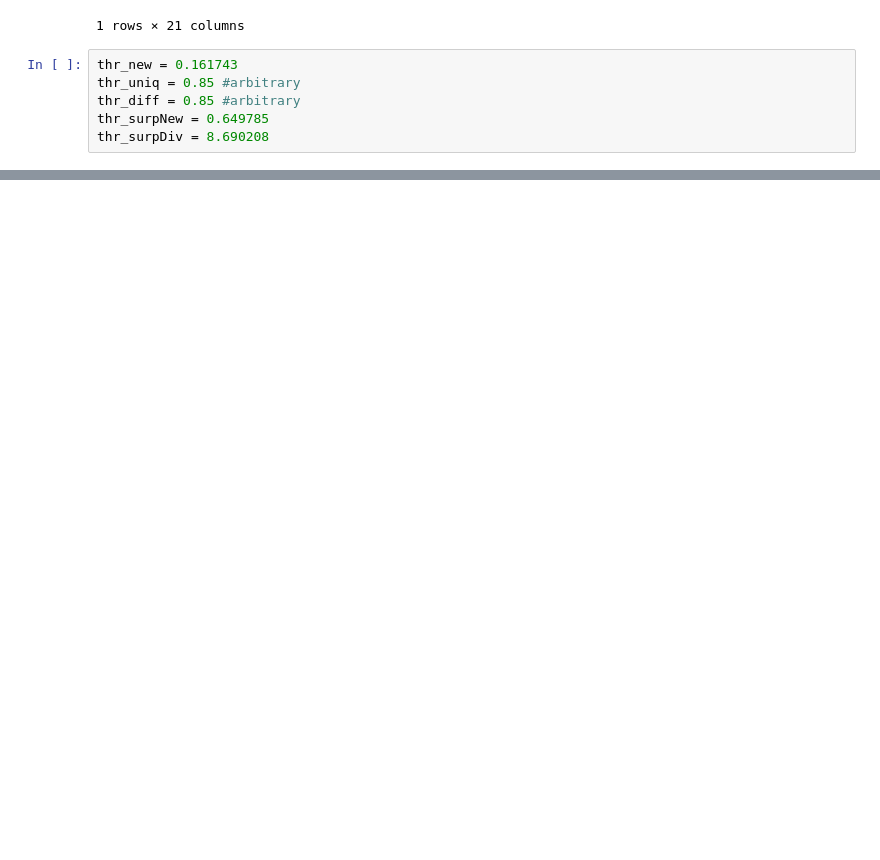
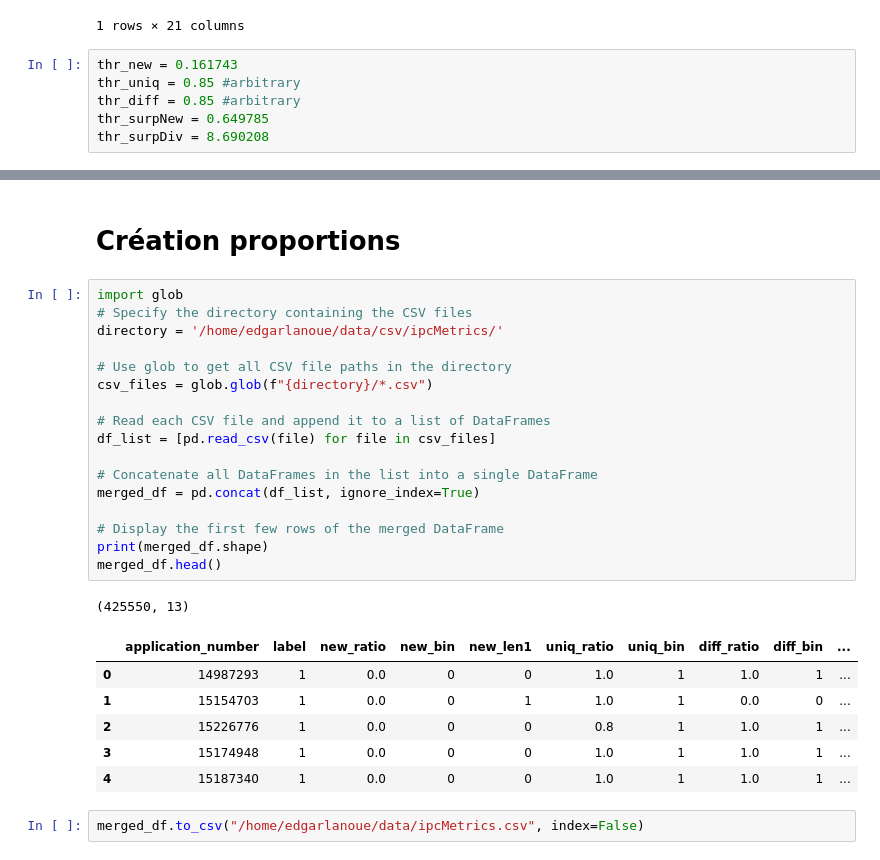
Before and after one commit to edgarLan/brevetNLPv2, a Jupyter notebook: ipcMetrics/metrics.ipynb, the cells around one changed output, grey strips where cells are left out. Drawn from its saved outputs; the diff is of its cells as text; blank space fills up the shorter version.

Commit message:
ipc metrics done

```diff
--- a/ipcMetrics/metrics.ipynb
+++ b/ipcMetrics/metrics.ipynb
@@ -342,0 +374,29 @@ thr_surpDiv = 8.690208
+# %% [markdown]
+# Création proportions
+# %%
+import glob
+# Specify the directory containing the CSV files
+directory = '/home/edgarlanoue/data/csv/ipcMetrics/'
+
+# Use glob to get all CSV file paths in the directory
+csv_files = glob.glob(f"{directory}/*.csv")
+
+# Read each CSV file and append it to a list of DataFrames
+df_list = [pd.read_csv(file) for file in csv_files]
+
+# Concatenate all DataFrames in the list into a single DataFrame
+merged_df = pd.concat(df_list, ignore_index=True)
+
+# Display the first few rows of the merged DataFrame
+print(merged_df.shape)
+merged_df.head()
+# %% [output]
+(425550, 13)
+|  | application_number | label | new_ratio | new_bin | new_len1 | uniq_ratio | uniq_bin | diff_ratio | diff_bin | ... |
+| 0 | 14987293 | 1 | 0.0 | 0 | 0 | 1.0 | 1 | 1.0 | 1 | ... |
+| 1 | 15154703 | 1 | 0.0 | 0 | 1 | 1.0 | 1 | 0.0 | 0 | ... |
+| 2 | 15226776 | 1 | 0.0 | 0 | 0 | 0.8 | 1 | 1.0 | 1 | ... |
+| 3 | 15174948 | 1 | 0.0 | 0 | 0 | 1.0 | 1 | 1.0 | 1 | ... |
+| 4 | 15187340 | 1 | 0.0 | 0 | 0 | 1.0 | 1 | 1.0 | 1 | ... |
+# %%
+merged_df.to_csv("/home/edgarlanoue/data/ipcMetrics.csv", index=False)
```
Also changed, not shown: parts of 8 cells of this notebook.
